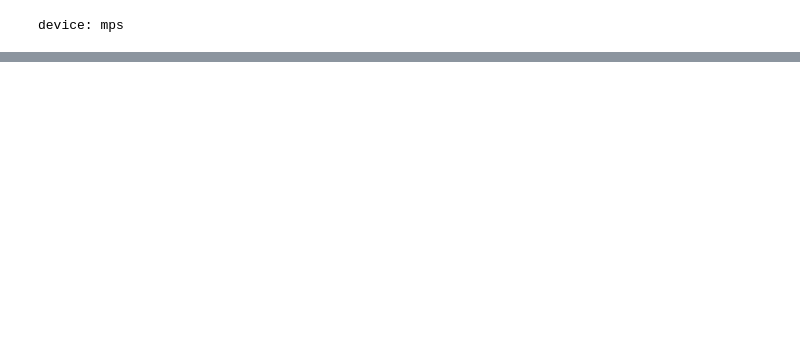
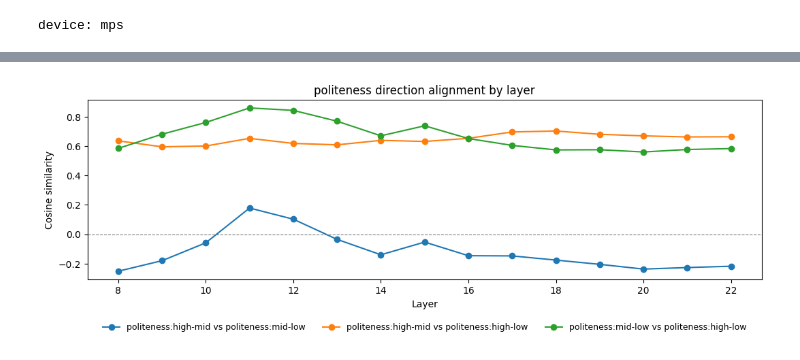
Before and after one commit to gbettineschi/llm-behaviour-intensity-representation, a Jupyter notebook: src/notebooks/001_0405_braico.ipynb, the cells around one changed output, grey strips where cells are left out. Saved outputs shown, nothing was run; the diff lists cells and outputs as text; code cells hidden in the pictures; blank space fills up the shorter version.

```diff
--- a/src/notebooks/001_0405_braico.ipynb
+++ b/src/notebooks/001_0405_braico.ipynb
@@ -34,9 +34,11 @@ with ACCEPTED_JSONL.open() as f:
         if line:
             records.append(json.loads(line))
 
-LEVELS = sorted({r["level"] for r in records})
+LEVEL_ORDER = ["low", "mid", "high"]
+found = {r["level"] for r in records}
+LEVELS = [l for l in LEVEL_ORDER if l in found]
 print(f"Loaded {len(records)} accepted paraphrases")
-print(f"Levels found: {LEVELS}")
+print(f"Levels found (ordered): {LEVELS}")
 for lvl in LEVELS:
     texts = [r["text"] for r in records if r["level"] == lvl]
     print(f"  {lvl}: {len(texts)} items — e.g. '{texts[0][:80]}'")
@@ -47,5 +51,8 @@ Levels found: ['low']
 # %%
-samples = [Sample(prompt=r["text"], trait=r["trait"], intensity=r["level"]) for r in records]
+samples = [
+    Sample(prompt=r["text"], trait=r["trait"], intensity=r["level"], scenario_id=r["scenario_id"])
+    for r in records
+]
 TRAITS_CFG = [{"name": TRAIT, "intensities": LEVELS}]
 # %%
 device = "cuda" if torch.cuda.is_available() else "mps" if torch.backends.mps.is_available() else "cpu"
@@ -107,21 +142,29 @@ plt.show()
 # %%
 sweep_layers = list(range(8, 23))
 
 # One forward pass per batch, all layers captured at once.
 acts_all = extract_activations_multilayer(samples, model, tokenizer, sweep_layers, device)
 
-sims = []
+pair_indices = list(itertools.combinations(range(len(labels)), 2))
+pair_sims = {pair: [] for pair in pair_indices}
+
 for layer in sweep_layers:
-    acts_layer = {(t, i): v for (t, i, l), v in acts_all.items() if l == layer}
+    acts_layer = {(t, i, s): v for (t, i, s, l), v in acts_all.items() if l == layer}
     d = compute_difference_vectors(acts_layer, TRAITS_CFG)
     _, m = similarity_matrix(d)
-    sims.append(m[0, 1])
+    for pair in pair_indices:
+        pair_sims[pair].append(m[pair[0], pair[1]])
 
-fig, ax = plt.subplots(figsize=(8, 3))
-ax.plot(sweep_layers, sims, marker="o", linewidth=1.5)
+fig, ax = plt.subplots(figsize=(11, 4.4))
+for (i, j), sims in pair_sims.items():
+    ax.plot(sweep_layers, sims, marker="o", linewidth=1.5, label=f"{labels[i]} vs {labels[j]}")
+
 ax.axhline(0, color="gray", linestyle="--", linewidth=0.8)
 ax.set_xlabel("Layer")
 ax.set_ylabel("Cosine similarity")
-ax.set_title(f"{TRAIT} direction alignment by layer ({labels[0]} vs {labels[1]})")
-plt.tight_layout()
+ax.set_title(f"{TRAIT} direction alignment by layer")
+ax.legend(loc="upper center", bbox_to_anchor=(0.5, -0.2), ncol=3, frameon=False, fontsize=9)
+fig.subplots_adjust(left=0.08, right=0.98, top=0.88, bottom=0.28)
 plt.show()
+# %% [output]
+[figure, added]
```
Also changed, not shown: parts of 6 cells of this notebook.
